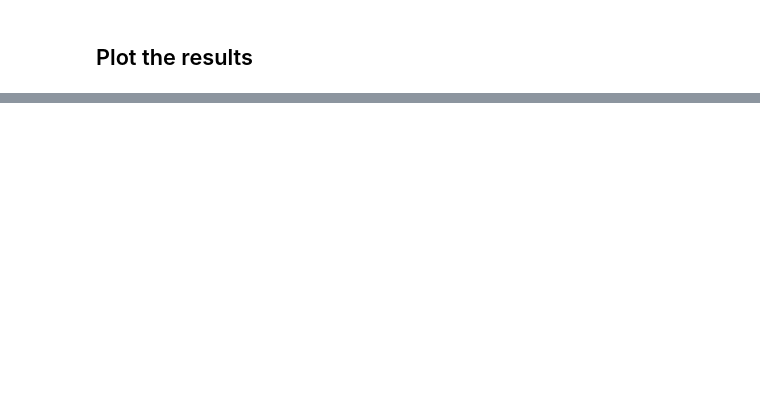
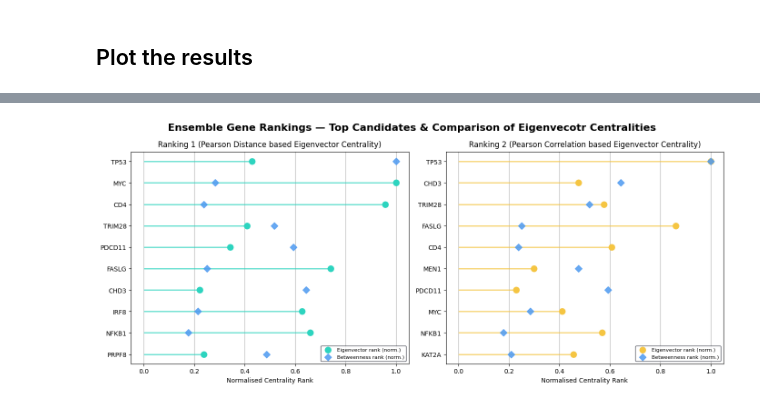
Before and after one commit to DavidosRB/Python-DiCE, a Jupyter notebook: notebooks/example_workflow.ipynb, the cells around one changed output, grey strips where cells are left out. Saved outputs shown, nothing was run; the diff lists cells and outputs as text; code cells hidden in the pictures; blank space fills up the shorter version.

Commit message:
Added Plots

```diff
--- a/notebooks/example_workflow.ipynb
+++ b/notebooks/example_workflow.ipynb
@@ -1076,0 +1069,13 @@ Look at paper again
+# %%
+# Define a palette for consistent coloring
+
+PALETTE = {
+    "GO":   "#4E9AF1",
+    "KEGG": "#F17F4E",
+    "bg":   "#0F1117",
+    "card": "#1A1D27",
+    "text": "#E8ECF4",
+    "muted":"#6B7280",
+    "gold": "#F5C542",
+    "teal": "#2DD4BF",
+}
@@ -1077,3 +1094,37 @@ Look at paper again
+# %%
+fig, axes = plt.subplots(1, 2, figsize=(14, 6), sharey=False)
+fig.suptitle("Ensemble Gene Rankings — Top Candidates & Comparison of Eigenvecotr Centralities", fontsize=16, fontweight="bold")
+
+# Zip together the axes, the top 10 genes from both ensemble rankings, their respective labels and colors for plotting to create 2 subplots
+for ax, df, label, color in zip(
+    axes,
+    [distance_ensemble_ranking_df.head(10), correlation_ensemble_ranking_df.head(10)],
+    ["Ranking 1 (Pearson Distance based Eigenvector Centrality)", "Ranking 2 (Pearson Correlation based Eigenvector Centrality)"],
+    [PALETTE["teal"], PALETTE["gold"]],
+):
+    sub = df.copy()
+    y   = sub.index # The index has the gene names
+
+    ax.hlines(y, 0, sub["Eigenvector_rank_normalized"], color=color, linewidth=2, alpha=0.7) # Draw horizontal lines from 0 to the Eigenvector rank for each gene
+    # Place the points for both Eigenvector and Betweenness centrality ranks on top of the lines
+    ax.scatter(sub["Eigenvector_rank_normalized"], y, color=color, s=90, zorder=5,
+                label="Eigenvector rank (norm.)")
+    ax.scatter(sub["Betweenness_rank_normalized"],  y, color=PALETTE["GO"], s=60,
+                marker="D", zorder=5, label="Betweenness rank (norm.)", alpha=0.85)
+
+    ax.set_yticks(list(y))
+    ax.set_yticklabels(sub.index, fontsize=10)
+    ax.invert_yaxis() # So the best ranked genes are on top
+    ax.set_xlabel("Normalised Centrality Rank")
+    ax.set_title(label, fontsize=12, pad=8)
+    ax.grid(axis="x")
+    ax.legend(fontsize=8, loc="lower right",
+                edgecolor="#2A2D3A")
+
+fig.tight_layout()
+plt.show()
+# %% [output]
+[figure, added]
 # %% [markdown]
 ### Enrichment Plots
 
```
Also changed, not shown: parts of 20 cells of this notebook, 1 other file.
